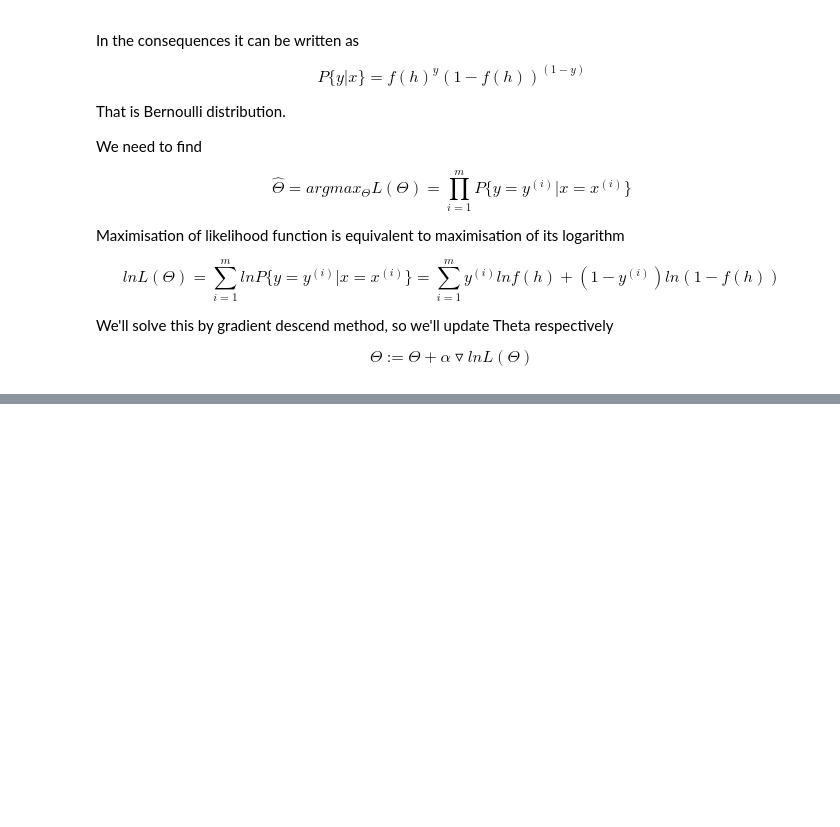
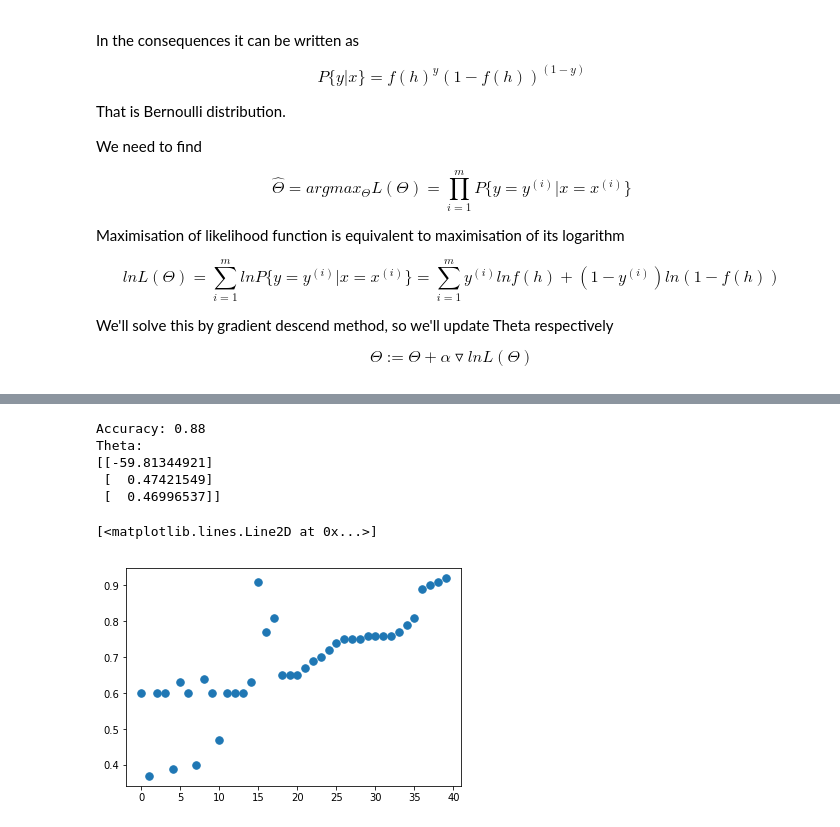
Before and after one commit to coaxsoft/data_school, a Jupyter notebook: notebooks/logistic_regression_raw.ipynb, the cells around one changed output, grey strips where cells are left out. Cells and saved outputs as stored; diff of their text form; code cells hidden in the pictures; blank space fills up the shorter version.

```diff
--- a/notebooks/logistic_regression_raw.ipynb
+++ b/notebooks/logistic_regression_raw.ipynb
@@ -126,0 +104,12 @@ array([[0.74755191],
+# %%
+def sigmoid(x):
+    return 1 / (1 + np.exp(-x))
+
+
+def accuracy(d: np.ndarray, y: np.ndarray, threshold=0.5):
+    def _l(e):
+        if e > threshold:
+            return 1
+        return 0
+    _d = np.array(list(map(_l, d))).reshape(y.shape)
+    return (y == _d).mean()
@@ -126,0 +127,33 @@ array([[0.74755191],
+# %%
+theta = np.random.uniform(-0.5, 0.5, size=(train_x.shape[1], 1))
+
+EPOCHS = 200_000
+EVERY = 5000
+
+accuracies = []
+
+learning_rate = 0.01
+m = len(train_y)
+
+for i in range(EPOCHS):
+    h = train_x.dot(theta)
+    a = sigmoid(h)
+
+    grad = train_x.T.dot(a - train_y)
+    theta -= learning_rate * grad / m
+
+    if i % EVERY == 0:
+        accuracies.append(accuracy(sigmoid(train_x.dot(theta)), train_y))
+
+print(f"Accuracy: {accuracy(sigmoid(train_x.dot(theta)), train_y)}")
+print("Theta:")
+print(theta)
+plt.plot(accuracies, marker='.', ms=15, lw=0)
+# %% [output]
+Accuracy: 0.88
+Theta:
+[[-59.81344921]
+ [  0.47421549]
+ [  0.46996537]]
+[<matplotlib.lines.Line2D at 0x...>]
+[figure, added]
```
Also changed, not shown: parts of 11 cells of this notebook.
